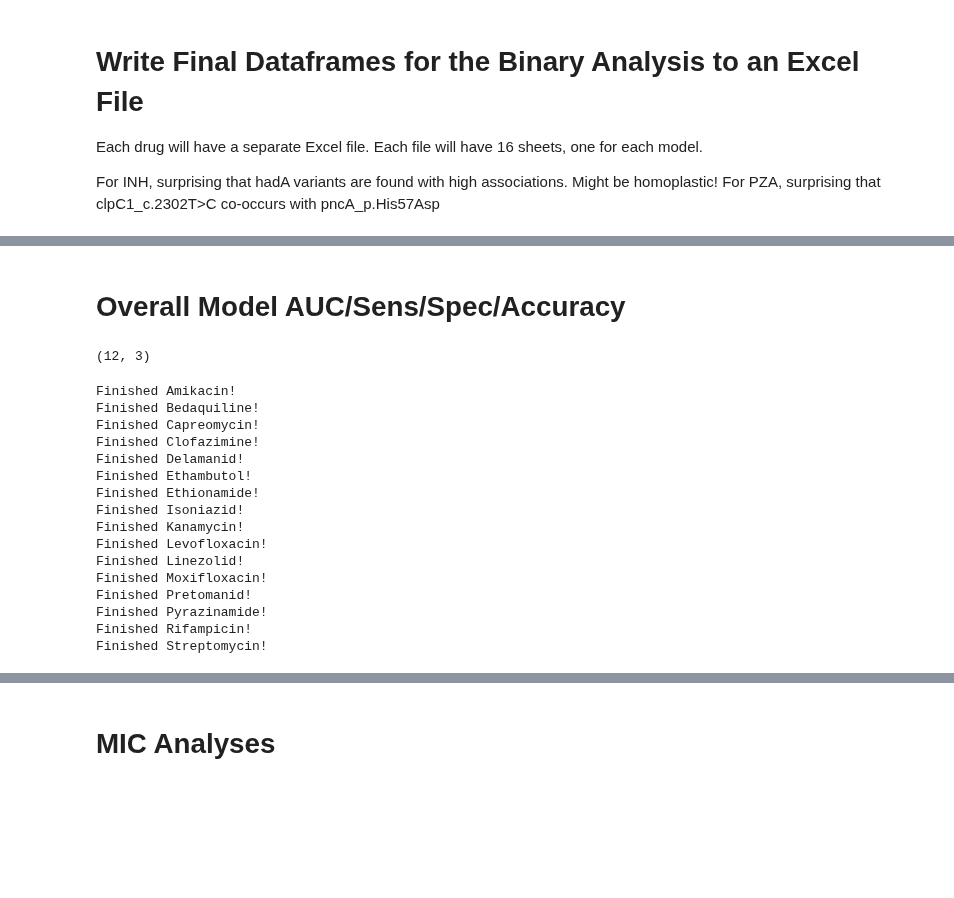
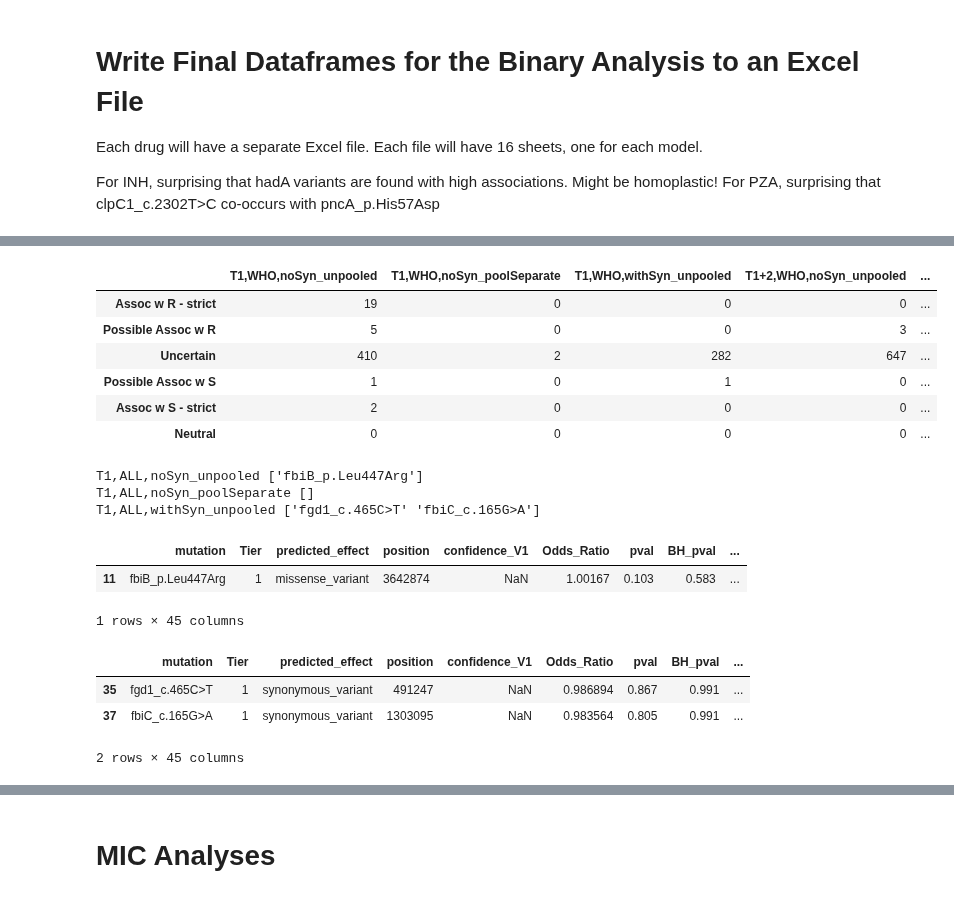
Before and after one commit to farhat-lab/who-analysis, a Jupyter notebook: analysis/analysis.ipynb, the cells around one changed output, grey strips where cells are left out. Saved outputs shown, nothing was run; the diff lists cells and outputs as text; code cells hidden in the pictures; blank space fills up the shorter version.

```diff
--- a/analysis/analysis.ipynb
+++ b/analysis/analysis.ipynb
@@ -466,46 +368,31 @@ plt.savefig("category_counts_heatmap_without_uncertain.png", dpi=400)
-# %% [markdown]
-# Overall Model AUC/Sens/Spec/Accuracy
-# %%
-binary_stats_analyses_lst = [path for path in binary_analyses_lst if "poolALL" not in path]
-ptm_analyses_lst = [path for path in binary_stats_analyses_lst if "1+2" not in path and "WHO" not in path]
-
-len(binary_stats_analyses_lst), len(ptm_analyses_lst)
-# %% [output]
-(12, 3)
-# %%
-finished_drugs = []
-
-for drug in np.sort(drugs_lst):
-
-    found_all = 0
-
-    if drug == "Pretomanid":
-        search_lst = np.copy(ptm_analyses_lst)
-    else:
-        search_lst = np.copy(binary_stats_analyses_lst)
-
-    for model_path in search_lst:
-
-        if os.path.isfile(os.path.join(analysis_dir, drug, "BINARY", model_path, "model_stats_with_bootstrap.csv")):
-            found_all += 1
-
-    if found_all == len(search_lst):
-        print(f"Finished {drug}!")
-        finished_drugs.append(drug)
-# %% [output]
-Finished Amikacin!
-Finished Bedaquiline!
-Finished Capreomycin!
-Finished Clofazimine!
-Finished Delamanid!
-Finished Ethambutol!
-Finished Ethionamide!
-Finished Isoniazid!
-Finished Kanamycin!
-Finished Levofloxacin!
-Finished Linezolid!
-Finished Moxifloxacin!
-Finished Pretomanid!
-Finished Pyrazinamide!
-Finished Rifampicin!
-Finished Streptomycin!
+# %%
+summary_dfs_dict["Levofloxacin"]
+# %% [output]
+|  | T1,WHO,noSyn_unpooled | T1,WHO,noSyn_poolSeparate | T1,WHO,withSyn_unpooled | T1+2,WHO,noSyn_unpooled | ... |
+| Assoc w R - strict | 19 | 0 | 0 | 0 | ... |
+| Possible Assoc w R | 5 | 0 | 0 | 3 | ... |
+| Uncertain | 410 | 2 | 282 | 647 | ... |
+| Possible Assoc w S | 1 | 0 | 1 | 0 | ... |
+| Assoc w S - strict | 2 | 0 | 0 | 0 | ... |
+| Neutral | 0 | 0 | 0 | 0 | ... |
+# %%
+drug = "Pretomanid"
+for key, df in full_results_dict[drug].items():
+    print(key, df.query("regression_confidence=='Neutral'").mutation.unique())
+# %% [output]
+T1,ALL,noSyn_unpooled ['fbiB_p.Leu447Arg']
+T1,ALL,noSyn_poolSeparate []
+T1,ALL,withSyn_unpooled ['fgd1_c.465C>T' 'fbiC_c.165G>A']
+# %%
+full_results_dict[drug]["T1,ALL,noSyn_unpooled"].query("regression_confidence=='Neutral'")
+# %% [output]
+|  | mutation | Tier | predicted_effect | position | confidence_V1 | Odds_Ratio | pval | BH_pval | ... |
+| 11 | fbiB_p.Leu447Arg | 1 | missense_variant | 3642874 | NaN | 1.00167 | 0.103 | 0.583 | ... |
+1 rows × 45 columns
+# %%
+full_results_dict[drug]["T1,ALL,withSyn_unpooled"].query("regression_confidence=='Neutral'")
+# %% [output]
+|  | mutation | Tier | predicted_effect | position | confidence_V1 | Odds_Ratio | pval | BH_pval | ... |
+| 35 | fgd1_c.465C>T | 1 | synonymous_variant | 491247 | NaN | 0.986894 | 0.867 | 0.991 | ... |
+| 37 | fbiC_c.165G>A | 1 | synonymous_variant | 1303095 | NaN | 0.983564 | 0.805 | 0.991 | ... |
+2 rows × 45 columns
```
Also changed, not shown: parts of 39 cells of this notebook, 22 other files.
